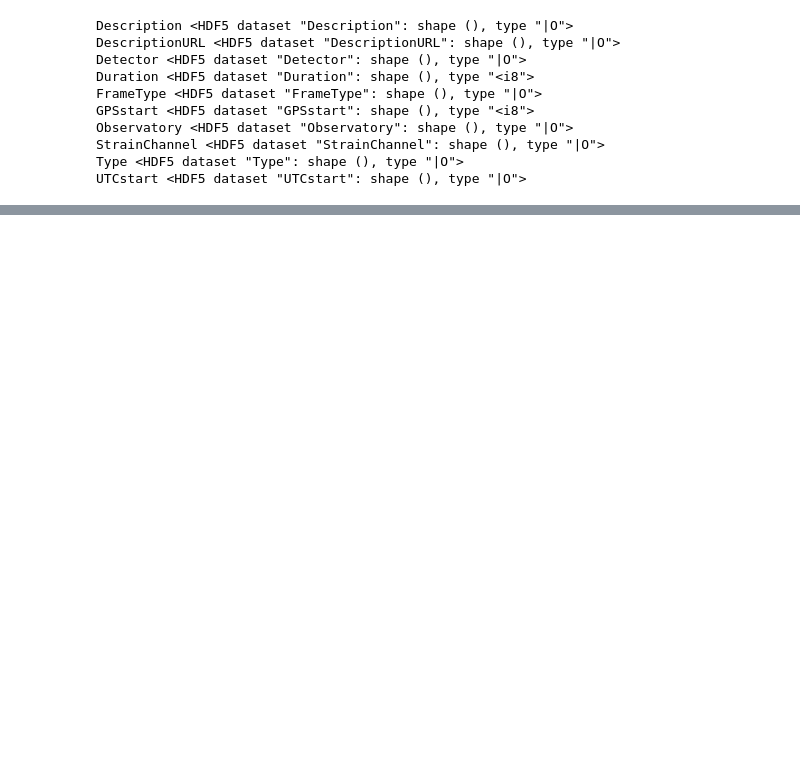
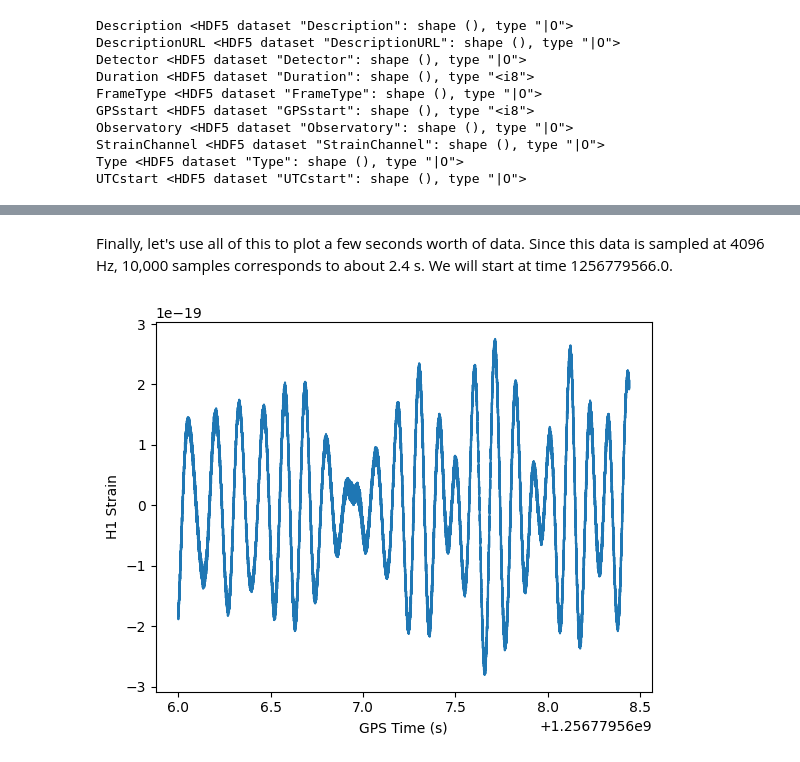
Before and after one commit to gwosc-tutorial/introduction_gwosc_data_files, a Jupyter notebook: 02 - What's in a GWOSC Data File.ipynb, the cells around one changed output, grey strips where cells are left out. Drawn from its saved outputs; the diff is of its cells as text; code cells hidden in the pictures; blank space fills up the shorter version.

```diff
--- a/02 - What's in a GWOSC Data File.ipynb
+++ b/02 - What's in a GWOSC Data File.ipynb
@@ -84,0 +93,17 @@ plt.show()
+# %% [markdown]
+Finally, let's use all of this to plot a few seconds worth of data.
+Since this data is sampled at 4096 Hz, 10,000 samples corresponds to about 2.4 s.
+We will start at time 1256779566.0.
+# %%
+#------------------------
+# Zoom in the time series
+#------------------------
+numsamples=10000
+startTime=1256779566.0
+startIndex=np.min(np.nonzero(startTime < time))
+plt.plot(time[startIndex:(startIndex+numsamples)], strain[startIndex:(startIndex+numsamples)])
+plt.xlabel('GPS Time (s)')
+plt.ylabel('H1 Strain')
+plt.show()
+# %% [output]
+[figure, added]
```
Also changed, not shown: parts of 7 cells of this notebook.
